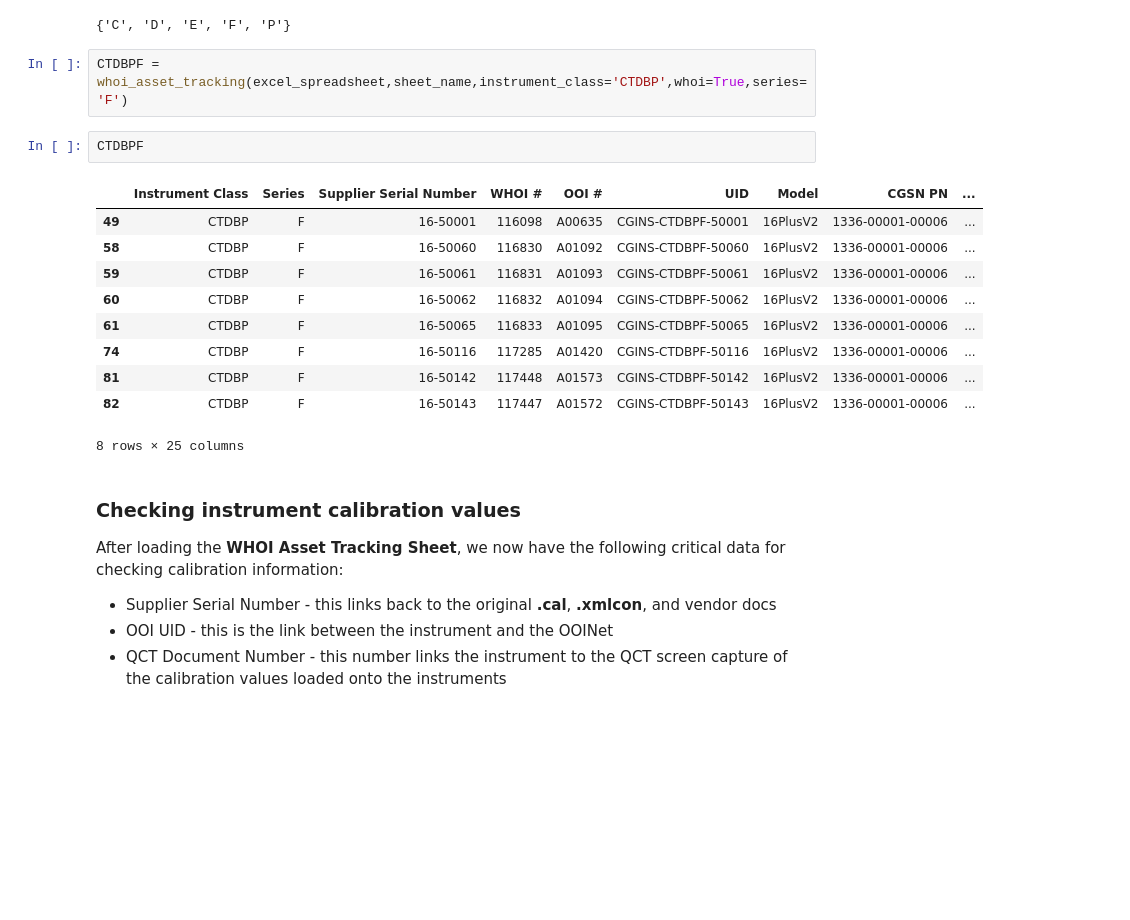
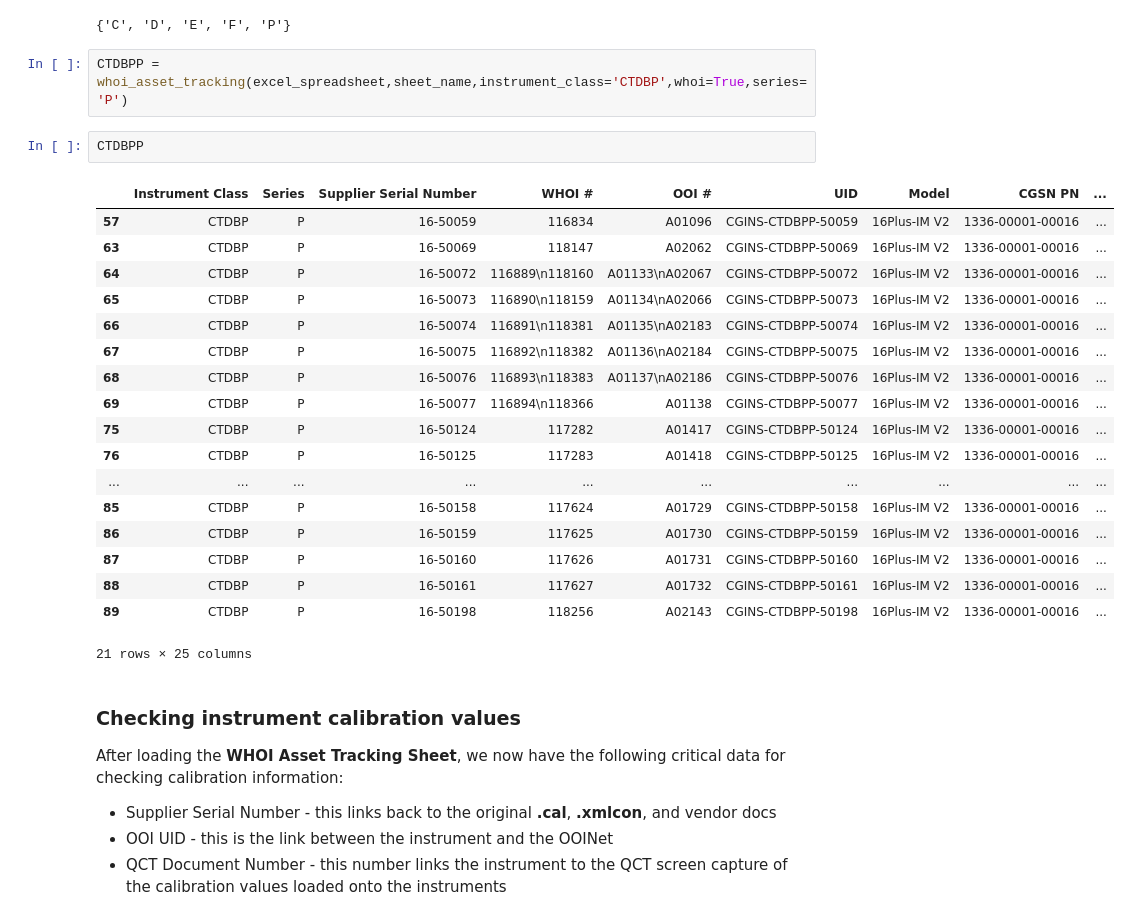
Before and after one commit to cooleyky/QAQC_Sandbox, a Jupyter notebook: Metadata_Review/Metadata_Review.ipynb, the cells around one changed output. Drawn from its saved outputs; the diff is of its cells as text; blank space fills up the shorter version.

Commit message:
Minor modifications for different series.

```diff
--- a/Metadata_Review/Metadata_Review.ipynb
+++ b/Metadata_Review/Metadata_Review.ipynb
@@ -124,20 +121,28 @@ set(CTDBP['Series'])
 # %% [output]
 {'C', 'D', 'E', 'F', 'P'}
 # %%
-CTDBPF = whoi_asset_tracking(excel_spreadsheet,sheet_name,instrument_class='CTDBP',whoi=True,series='F')
+CTDBPP = whoi_asset_tracking(excel_spreadsheet,sheet_name,instrument_class='CTDBP',whoi=True,series='P')
-# %%
-CTDBPF
-# %% [output]
-|  | Instrument Class | Series | Supplier Serial Number | WHOI # | OOI # | UID | Model | CGSN PN | ... |
-| 49 | CTDBP | F | 16-50001 | 116098 | A00635 | CGINS-CTDBPF-50001 | 16PlusV2 | 1336-00001-00006 | ... |
-| 58 | CTDBP | F | 16-50060 | 116830 | A01092 | CGINS-CTDBPF-50060 | 16PlusV2 | 1336-00001-00006 | ... |
-| 59 | CTDBP | F | 16-50061 | 116831 | A01093 | CGINS-CTDBPF-50061 | 16PlusV2 | 1336-00001-00006 | ... |
-| 60 | CTDBP | F | 16-50062 | 116832 | A01094 | CGINS-CTDBPF-50062 | 16PlusV2 | 1336-00001-00006 | ... |
-| 61 | CTDBP | F | 16-50065 | 116833 | A01095 | CGINS-CTDBPF-50065 | 16PlusV2 | 1336-00001-00006 | ... |
-| 74 | CTDBP | F | 16-50116 | 117285 | A01420 | CGINS-CTDBPF-50116 | 16PlusV2 | 1336-00001-00006 | ... |
-| 81 | CTDBP | F | 16-50142 | 117448 | A01573 | CGINS-CTDBPF-50142 | 16PlusV2 | 1336-00001-00006 | ... |
-| 82 | CTDBP | F | 16-50143 | 117447 | A01572 | CGINS-CTDBPF-50143 | 16PlusV2 | 1336-00001-00006 | ... |
-8 rows × 25 columns
+# %%
+CTDBPP
+# %% [output]
+|  | Instrument Class | Series | Supplier Serial Number | WHOI # | OOI # | UID | Model | CGSN PN | ... |
+| 57 | CTDBP | P | 16-50059 | 116834 | A01096 | CGINS-CTDBPP-50059 | 16Plus-IM V2 | 1336-00001-00016 | ... |
+| 63 | CTDBP | P | 16-50069 | 118147 | A02062 | CGINS-CTDBPP-50069 | 16Plus-IM V2 | 1336-00001-00016 | ... |
+| 64 | CTDBP | P | 16-50072 | 116889\n118160 | A01133\nA02067 | CGINS-CTDBPP-50072 | 16Plus-IM V2 | 1336-00001-00016 | ... |
+| 65 | CTDBP | P | 16-50073 | 116890\n118159 | A01134\nA02066 | CGINS-CTDBPP-50073 | 16Plus-IM V2 | 1336-00001-00016 | ... |
+| 66 | CTDBP | P | 16-50074 | 116891\n118381 | A01135\nA02183 | CGINS-CTDBPP-50074 | 16Plus-IM V2 | 1336-00001-00016 | ... |
+| 67 | CTDBP | P | 16-50075 | 116892\n118382 | A01136\nA02184 | CGINS-CTDBPP-50075 | 16Plus-IM V2 | 1336-00001-00016 | ... |
+| 68 | CTDBP | P | 16-50076 | 116893\n118383 | A01137\nA02186 | CGINS-CTDBPP-50076 | 16Plus-IM V2 | 1336-00001-00016 | ... |
+| 69 | CTDBP | P | 16-50077 | 116894\n118366 | A01138 | CGINS-CTDBPP-50077 | 16Plus-IM V2 | 1336-00001-00016 | ... |
+| 75 | CTDBP | P | 16-50124 | 117282 | A01417 | CGINS-CTDBPP-50124 | 16Plus-IM V2 | 1336-00001-00016 | ... |
+| 76 | CTDBP | P | 16-50125 | 117283 | A01418 | CGINS-CTDBPP-50125 | 16Plus-IM V2 | 1336-00001-00016 | ... |
+| ... | ... | ... | ... | ... | ... | ... | ... | ... | ... |
+| 85 | CTDBP | P | 16-50158 | 117624 | A01729 | CGINS-CTDBPP-50158 | 16Plus-IM V2 | 1336-00001-00016 | ... |
+| 86 | CTDBP | P | 16-50159 | 117625 | A01730 | CGINS-CTDBPP-50159 | 16Plus-IM V2 | 1336-00001-00016 | ... |
+| 87 | CTDBP | P | 16-50160 | 117626 | A01731 | CGINS-CTDBPP-50160 | 16Plus-IM V2 | 1336-00001-00016 | ... |
+| 88 | CTDBP | P | 16-50161 | 117627 | A01732 | CGINS-CTDBPP-50161 | 16Plus-IM V2 | 1336-00001-00016 | ... |
+| 89 | CTDBP | P | 16-50198 | 118256 | A02143 | CGINS-CTDBPP-50198 | 16Plus-IM V2 | 1336-00001-00016 | ... |
+21 rows × 25 columns
 # %% [markdown]
 ### Checking instrument calibration values
 After loading the **WHOI Asset Tracking Sheet**, we now have the following critical data for checking calibration information:
```
Also changed, not shown: parts of 47 cells of this notebook.
